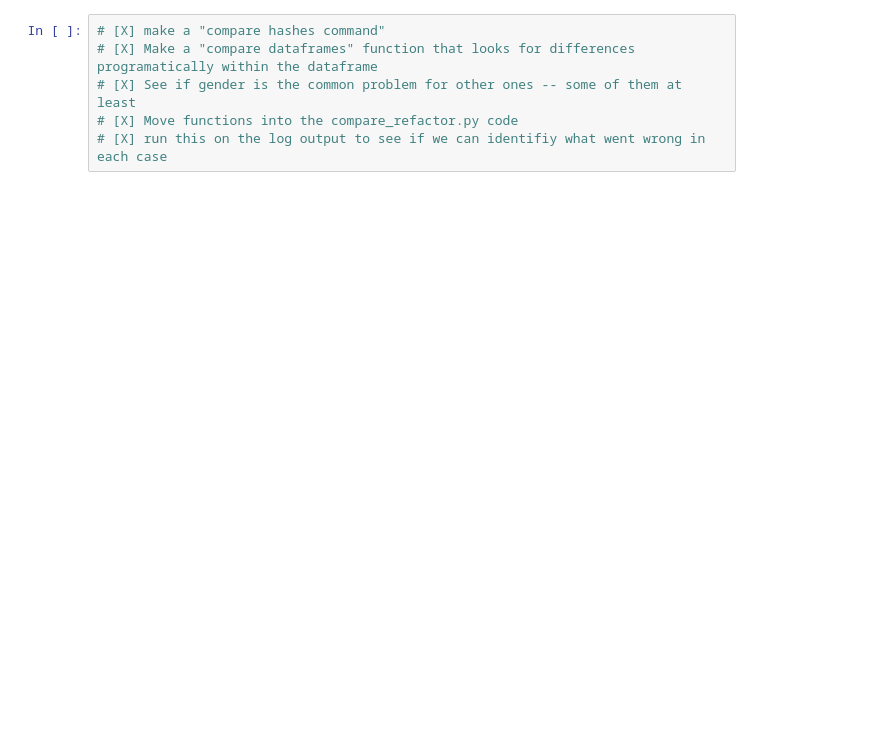
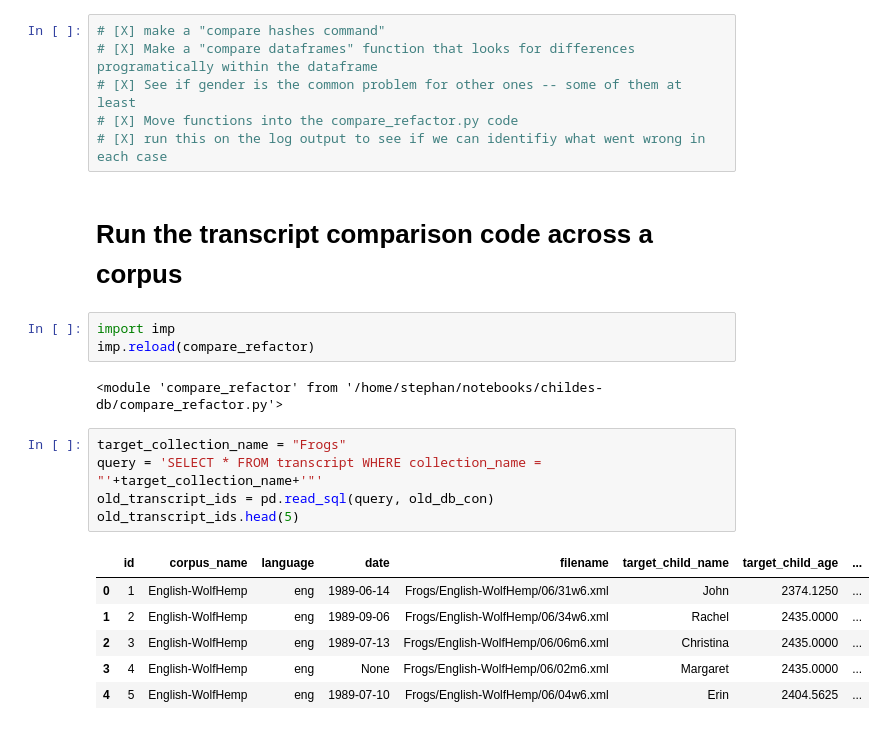
Before and after one commit to langcog/childes-db, a Jupyter notebook: Discrepancies Between Refactor and 2020.1.ipynb, the cells around one changed output. Drawn from its saved outputs; the diff is of its cells as text; blank space fills up the shorter version.

```diff
--- a/Discrepancies Between Refactor and 2020.1.ipynb
+++ b/Discrepancies Between Refactor and 2020.1.ipynb
@@ -188,3 +138,22 @@ dtype: int64
 # [X] See if gender is the common problem for other ones -- some of them at least
 # [X] Move functions into the compare_refactor.py code
 # [X] run this on the log output to see if we can identifiy what went wrong in each case
+# %% [markdown]
+# Run the transcript comparison code across a corpus
+# %%
+import imp
+imp.reload(compare_refactor)
+# %% [output]
+<module 'compare_refactor' from '/home/stephan/notebooks/childes-db/compare_refactor.py'>
+# %%
+target_collection_name = "Frogs"
+query = 'SELECT * FROM transcript WHERE collection_name = "'+target_collection_name+'"'
+old_transcript_ids = pd.read_sql(query, old_db_con)
+old_transcript_ids.head(5)
+# %% [output]
+|  | id | corpus_name | language | date | filename | target_child_name | target_child_age | ... |
+| 0 | 1 | English-WolfHemp | eng | 1989-06-14 | Frogs/English-WolfHemp/06/31w6.xml | John | 2374.1250 | ... |
+| 1 | 2 | English-WolfHemp | eng | 1989-09-06 | Frogs/English-WolfHemp/06/34w6.xml | Rachel | 2435.0000 | ... |
+| 2 | 3 | English-WolfHemp | eng | 1989-07-13 | Frogs/English-WolfHemp/06/06m6.xml | Christina | 2435.0000 | ... |
+| 3 | 4 | English-WolfHemp | eng | None | Frogs/English-WolfHemp/06/02m6.xml | Margaret | 2435.0000 | ... |
+| 4 | 5 | English-WolfHemp | eng | 1989-07-10 | Frogs/English-WolfHemp/06/04w6.xml | Erin | 2404.5625 | ... |
```
Also changed, not shown: parts of 12 cells of this notebook, 4 other files.
